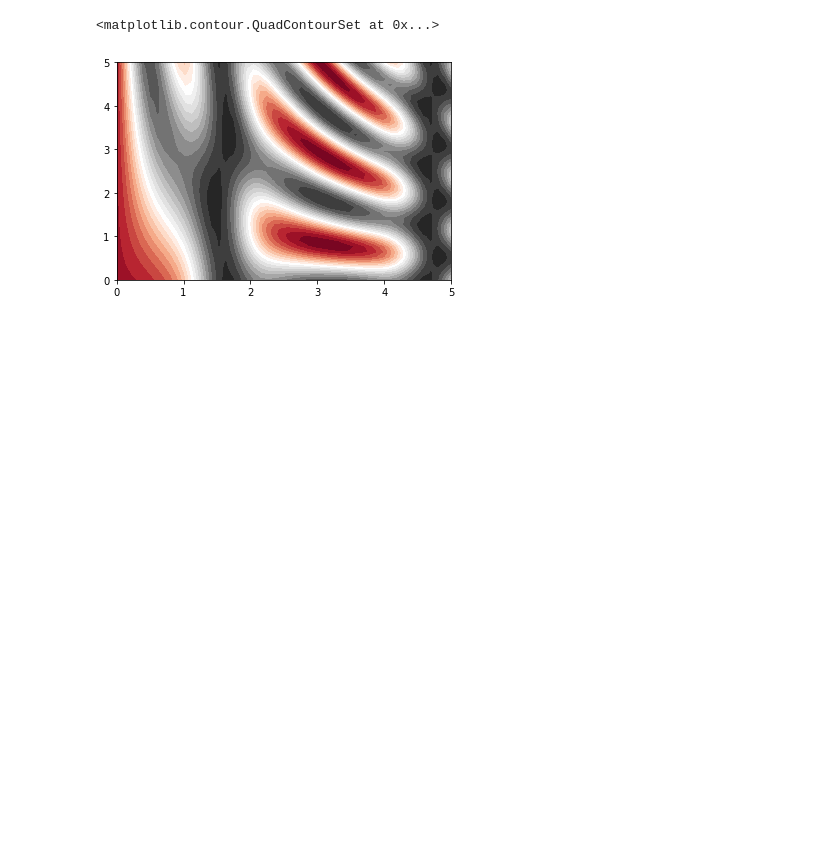
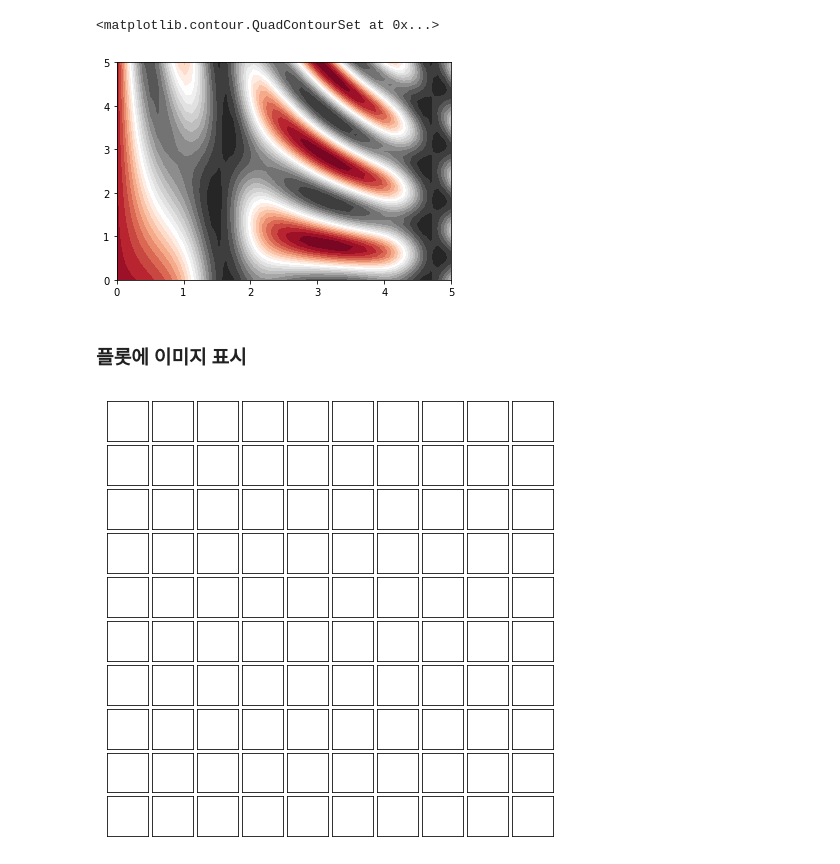
Before and after one commit to nayohan/TIL, a Jupyter notebook: Python/matplotlib.ipynb, the cells around one changed output. Drawn from its saved outputs; the diff is of its cells as text; code cells hidden in the pictures; blank space fills up the shorter version.

```diff
--- a/Python/matplotlib.ipynb
+++ b/Python/matplotlib.ipynb
@@ -194,3 +232,9 @@ plt.contourf(X, Y, Z, 20, cmap='RdGy')
 # %% [output]
 <matplotlib.contour.QuadContourSet at 0x...>
 [figure]
+# %% [markdown]
+### 플롯에 이미지 표시
+# %%
+fig, axes = plt.subplots(10,10, figsize=(8,8), subplot_kw={'xticks':[], 'yticks':[]}, gridspec_kw=dict(hspace=0.1, wspace=0.1))
+# %% [output]
+[figure, added]
```
Also changed, not shown: parts of 17 cells of this notebook, 4 other files.
